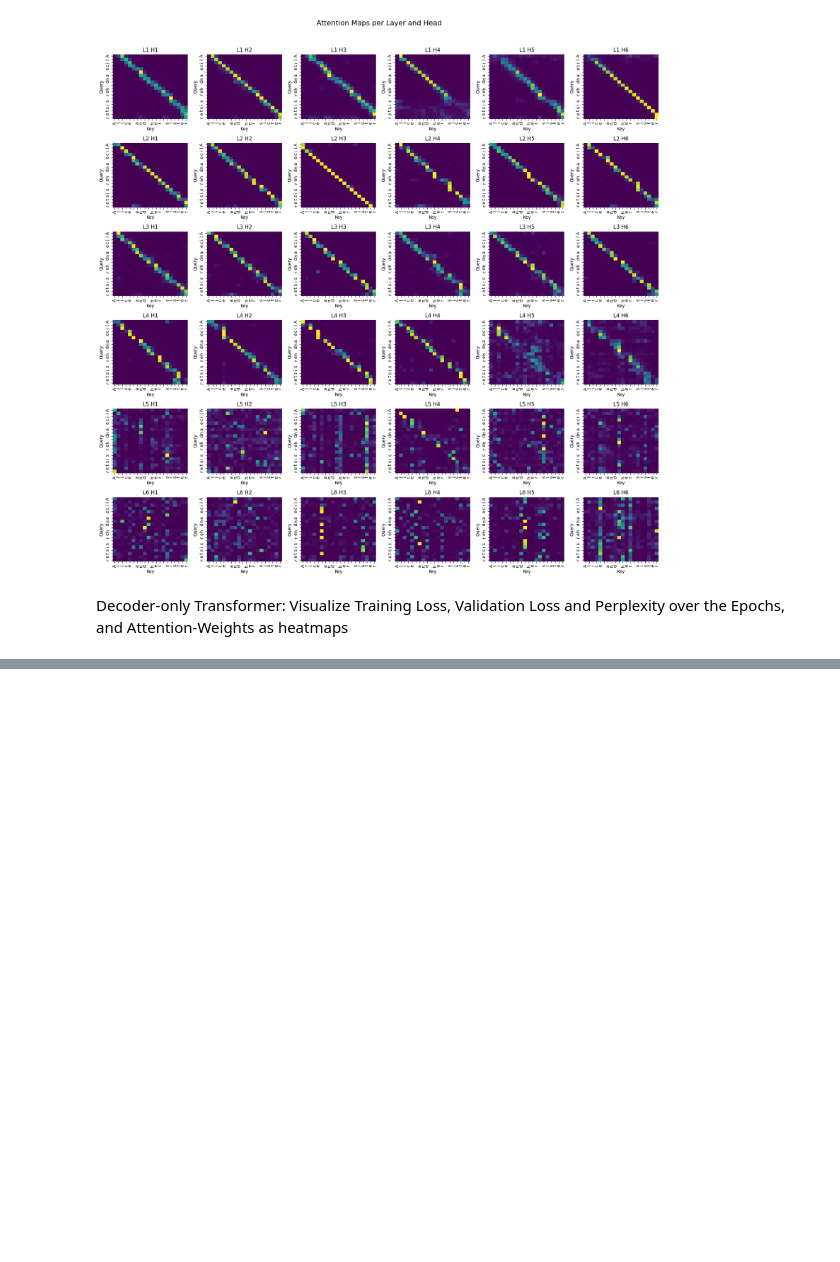
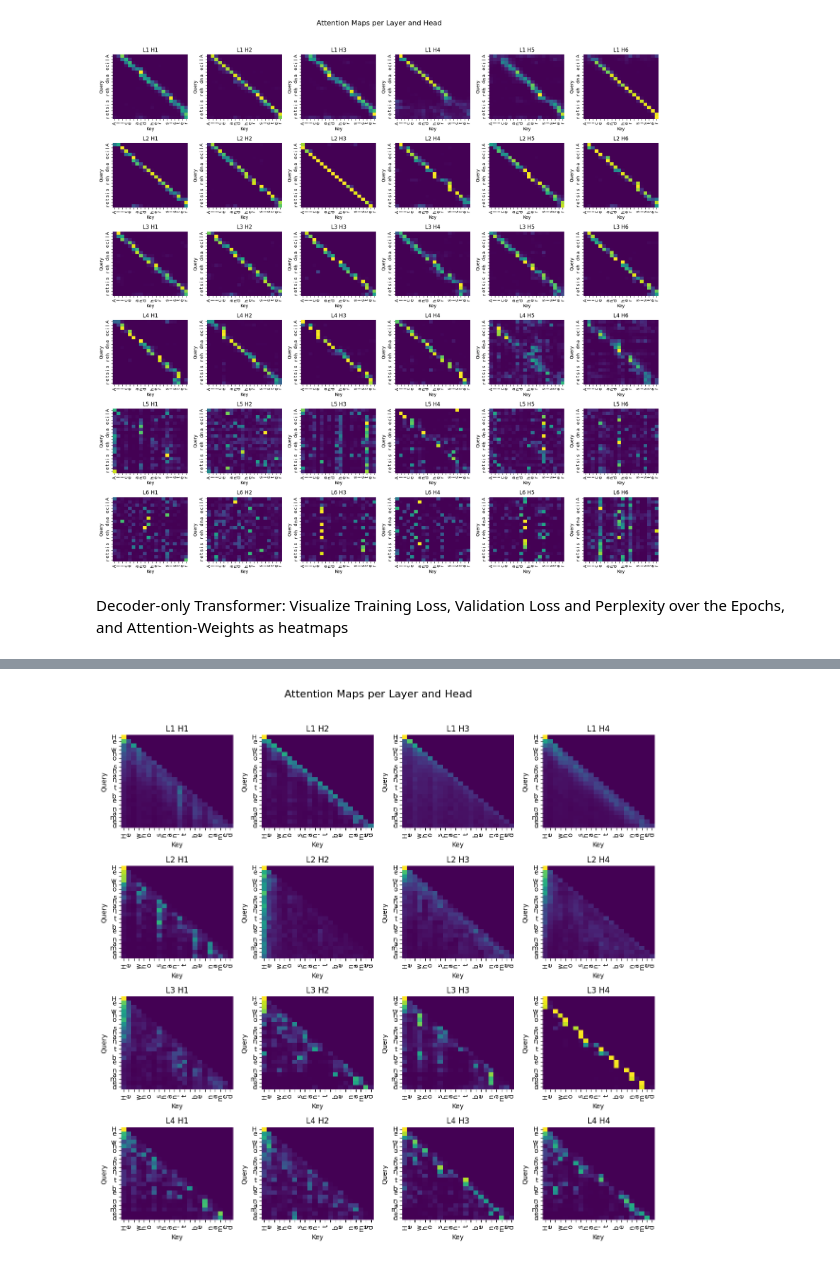
Before and after one commit to Swapnajoy/Mini_Transfomer_Project, a Jupyter notebook: analysis.ipynb, the cells around one changed output, grey strips where cells are left out. Saved outputs shown, nothing was run; the diff lists cells and outputs as text; code cells hidden in the pictures; blank space fills up the shorter version.

Commit message:
Added viusalization of weights for decoder_only_transformer

```diff
--- a/analysis.ipynb
+++ b/analysis.ipynb
@@ -178,0 +183,19 @@ plot_losses(training_info_path)
+# %%
+model.eval()
+
+seed_text = "He who shan't be named"
+input_tokens = tokenizer.encode(seed_text)
+
+if len(input_tokens) > seq_len:
+    input_tokens = torch.tensor(input_tokens[-seq_len:]).unsqueeze(0).to(device)
+else:
+    input_tokens = torch.tensor(input_tokens).unsqueeze(0).to(device)
+
+with torch.no_grad():
+        pred_logits, attention_weights = model(input_tokens)
+
+        tokens = tokenizer.decode(input_tokens[0].tolist())
+
+        plot_attention_layer(attention_weights, tokens)
+# %% [output]
+[figure, added]
```
Also changed, not shown: parts of 2 cells of this notebook.
